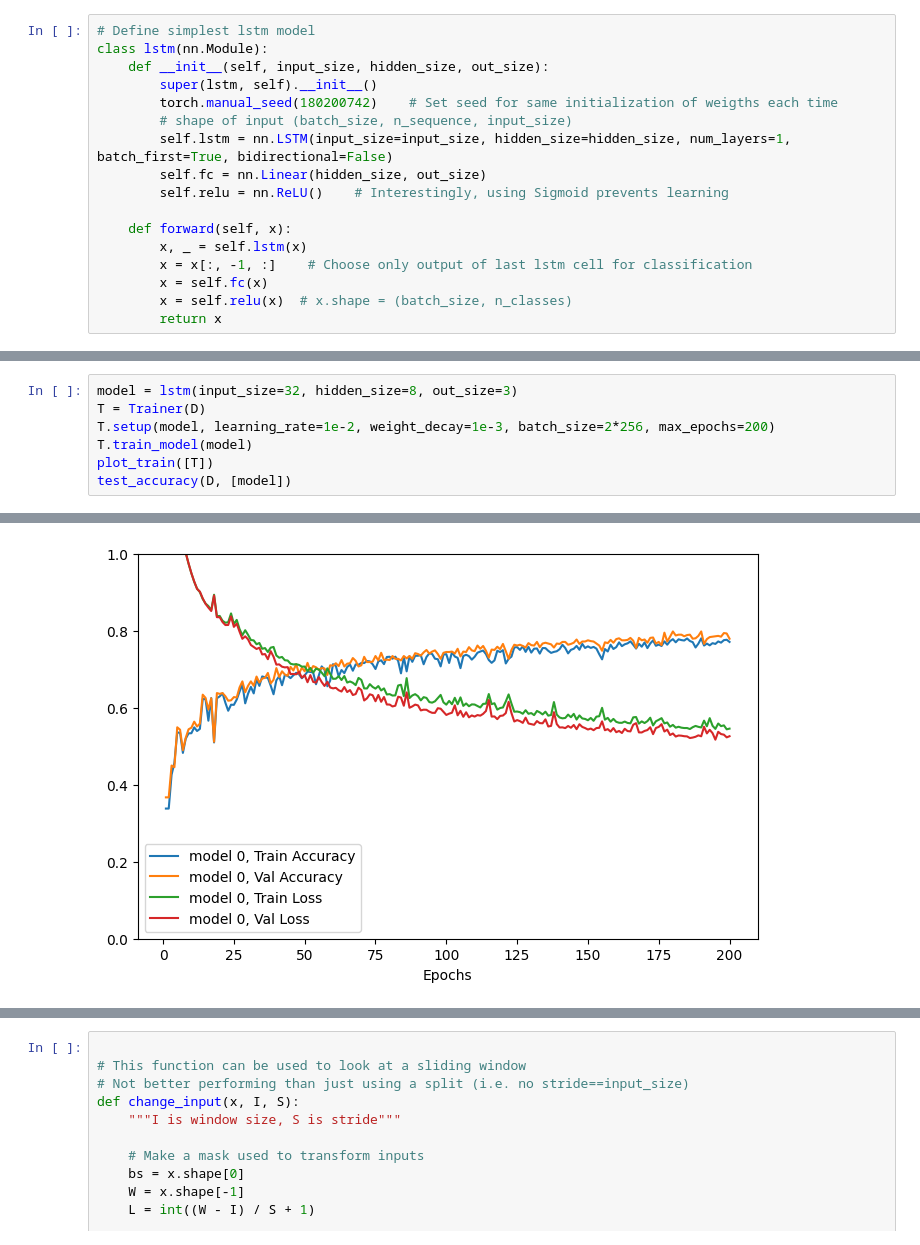
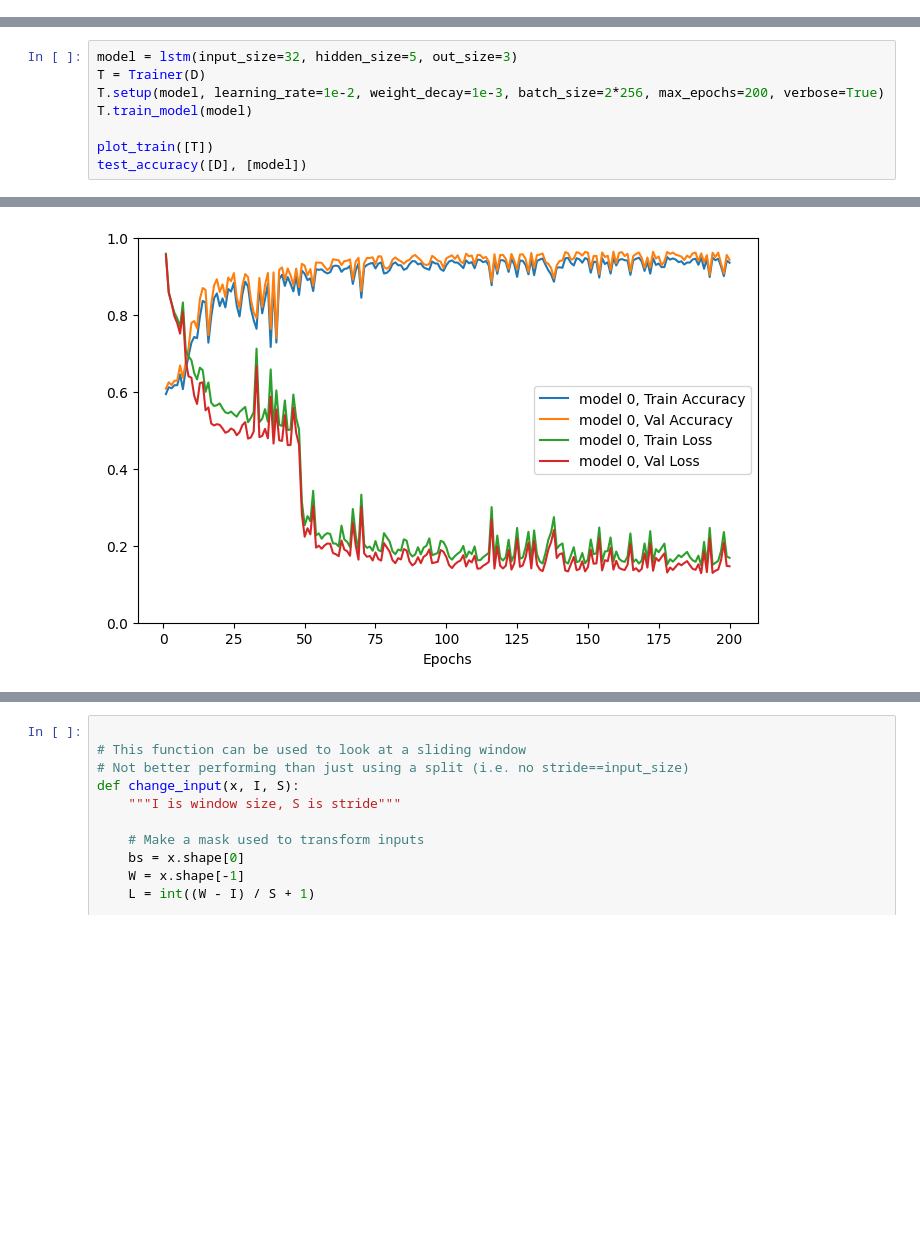
Before and after one commit to GuiMacielPereira/sensor_ML, a Jupyter notebook: data_processing/lstm_pytorch.sync.ipynb, the cells around one changed output, grey strips where cells are left out. Cells and saved outputs as stored; diff of their text form; blank space fills up the shorter version.

Commit message:
Put the lstm networks into networks.py, organised notebooks, looked into lstm with 3 triggers.

```diff
--- a/data_processing/lstm_pytorch.sync.ipynb
+++ b/data_processing/lstm_pytorch.sync.ipynb
@@ -1,17 +0,0 @@
-# %%
-# Define simplest lstm model
-class lstm(nn.Module):
-    def __init__(self, input_size, hidden_size, out_size):
-        super(lstm, self).__init__()
-        torch.manual_seed(180200742)    # Set seed for same initialization of weigths each time
-        # shape of input (batch_size, n_sequence, input_size)
-        self.lstm = nn.LSTM(input_size=input_size, hidden_size=hidden_size, num_layers=1, batch_first=True, bidirectional=False)
-        self.fc = nn.Linear(hidden_size, out_size)
-        self.relu = nn.ReLU()    # Interestingly, using Sigmoid prevents learning
-
-    def forward(self, x):
-        x, _ = self.lstm(x)
-        x = x[:, -1, :]    # Choose only output of last lstm cell for classification
-        x = self.fc(x)
-        x = self.relu(x)  # x.shape = (batch_size, n_classes)
-        return x
@@ -45,10 +138,11 @@ Shape of validation set: (956, 1, 32)
 Fraction of single class in test set:  0.31377777777777777
 dtype of inputs:  torch.float32
 # %%
-model = lstm(input_size=32, hidden_size=8, out_size=3)
+model = lstm(input_size=32, hidden_size=5, out_size=3)
 T = Trainer(D)
-T.setup(model, learning_rate=1e-2, weight_decay=1e-3, batch_size=2*256, max_epochs=200)
+T.setup(model, learning_rate=1e-2, weight_decay=1e-3, batch_size=2*256, max_epochs=200, verbose=True)
 T.train_model(model)
+
 plot_train([T])
-test_accuracy(D, [model])
+test_accuracy([D], [model])
 # %% [output]
@@ -72 +166 @@ Model 0: 78.0%
-[figure, old version]
+[figure, new version]
```
Also changed, not shown: parts of 8 cells of this notebook, 5 other files.
